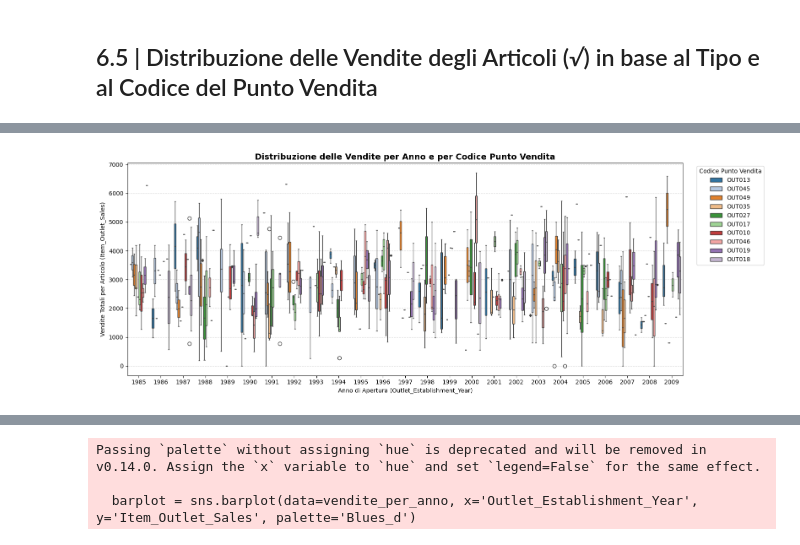
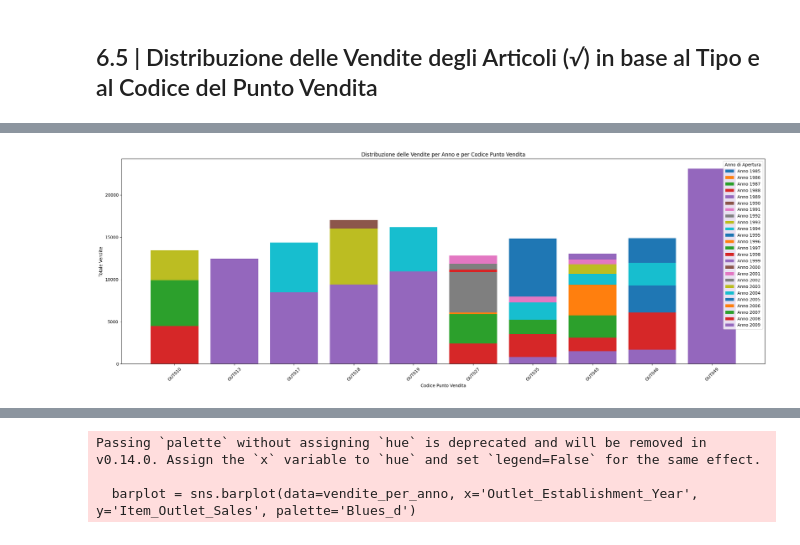
Before and after one commit to EnricoGuidi/ANALISI-E-OTTIMIZZAZIONE-GDO, a Jupyter notebook: ANALISI VENDITA NEL DETTAGLIO GDO/Analisi_vendita_dettaglio_GDO.ipynb, the cells around one changed output, grey strips where cells are left out. Saved outputs shown, nothing was run; the diff lists cells and outputs as text; code cells hidden in the pictures.

```diff
--- a/ANALISI VENDITA NEL DETTAGLIO GDO/Analisi_vendita_dettaglio_GDO.ipynb
+++ b/ANALISI VENDITA NEL DETTAGLIO GDO/Analisi_vendita_dettaglio_GDO.ipynb
@@ -1054,20 +1088,20 @@ plt.show()
-# %%
-# Caricamento del nuovo file CSV
-import pandas as pd
-import matplotlib.pyplot as plt
-import seaborn as sns
-
-
-# Creazione del grafico: Distribuzione delle Vendite per Anno e Codice Punto Vendita
-plt.figure(figsize=(16, 6))
-sns.boxplot(data=df, x='Outlet_Establishment_Year', y='Item_Outlet_Sales', hue='Outlet_Identifier', palette='tab20')
-
-plt.title('Distribuzione delle Vendite per Anno e per Codice Punto Vendita', fontsize=14, weight='bold')
-plt.xlabel('Anno di Apertura (Outlet_Establishment_Year)')
-plt.ylabel('Vendite Totali per Articolo (Item_Outlet_Sales)')
-plt.legend(title='Codice Punto Vendita', bbox_to_anchor=(1.02, 1), loc='upper left')
-plt.grid(axis='y', linestyle='--', alpha=0.5)
-plt.tight_layout()
-plt.show()
-# %% [output]
-[figure, removed]
+# %%
+import matplotlib.pyplot as plt
+
+# Raggruppamento dei dati per Anno e Codice Punto Vendita
+vendite_grouped = df.groupby(['Outlet_Establishment_Year', 'Outlet_Identifier'])['Item_Outlet_Sales'].sum().reset_index()
+
+# Creazione del grafico a barre
+plt.figure(figsize=(22, 8))
+for key, grp in vendite_grouped.groupby('Outlet_Establishment_Year'):
+    plt.bar(grp['Outlet_Identifier'], grp['Item_Outlet_Sales'], label=f'Anno {key}')
+
+plt.xlabel('Codice Punto Vendita')
+plt.ylabel('Totale Vendite')
+plt.title('Distribuzione delle Vendite per Anno e per Codice Punto Vendita')
+plt.xticks(rotation=45)
+plt.legend(title='Anno di Apertura')
+plt.tight_layout()
+plt.show()
+# %% [output]
+[figure, added]
```
Also changed, not shown: parts of 5 cells of this notebook.
